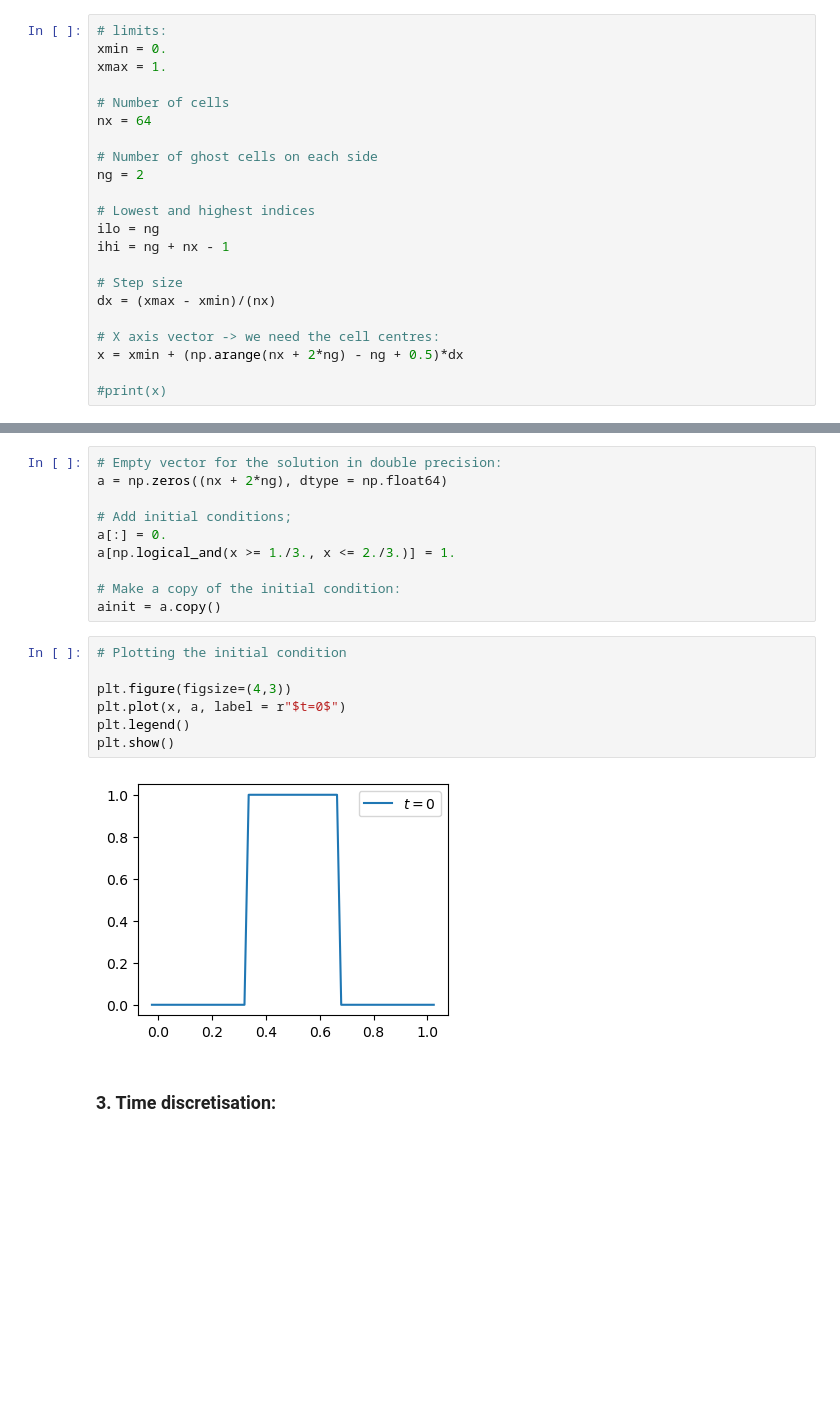
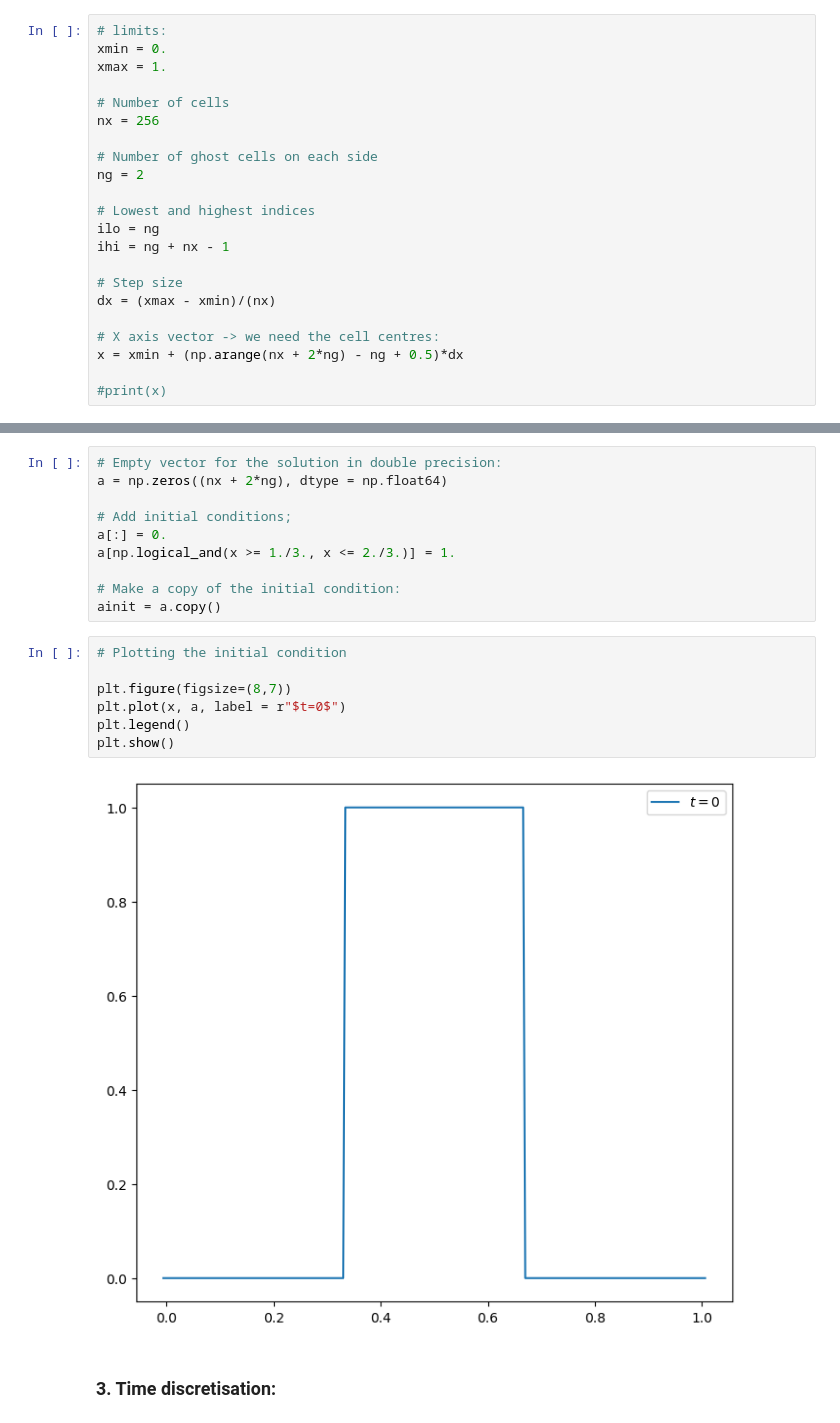
Before and after one commit to wbandabarragan/computational-physics-2, a Jupyter notebook: unit-3/315-finite-volume-implementation.ipynb, the cells around one changed output, grey strips where cells are left out. Drawn from its saved outputs; the diff is of its cells as text; blank space fills up the shorter version.

```diff
--- a/unit-3/315-finite-volume-implementation.ipynb
+++ b/unit-3/315-finite-volume-implementation.ipynb
@@ -11,7 +13,7 @@ xmin = 0.
 xmax = 1.
 
 # Number of cells
-nx = 64
+nx = 256
 
 # Number of ghost cells on each side
 ng = 2
@@ -44,12 +46,12 @@ ainit = a.copy()
 # %%
 # Plotting the initial condition
 
-plt.figure(figsize=(4,3))
+plt.figure(figsize=(8,7))
 plt.plot(x, a, label = r"$t=0$")
 plt.legend()
 plt.show()
 # %% [output]
-[figure, old version]
+[figure, new version]
 # %% [markdown]
 ### 3. Time discretisation:
 # %%
```
Also changed, not shown: parts of 2 cells of this notebook.
